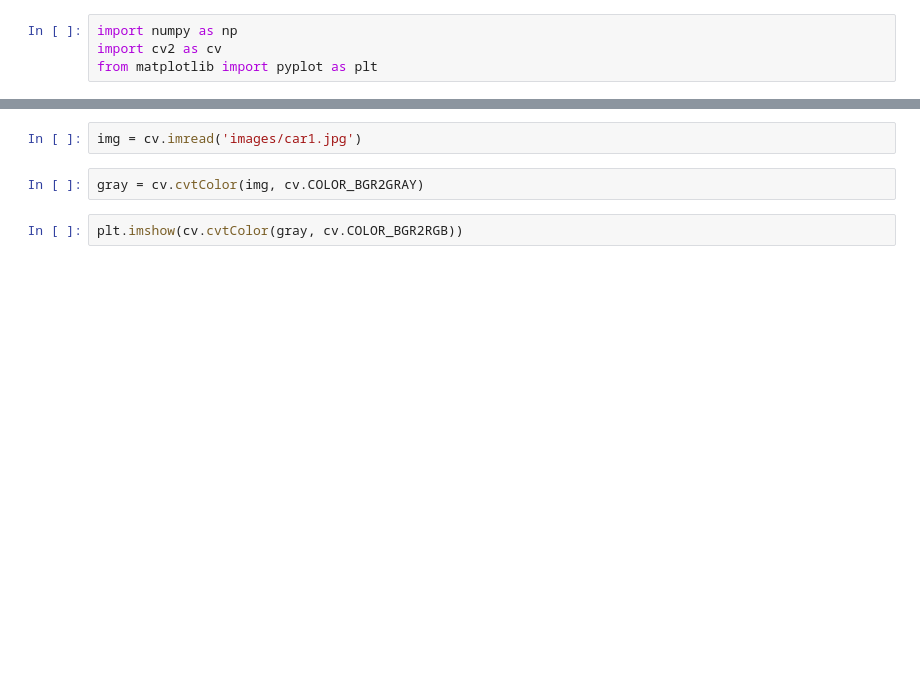
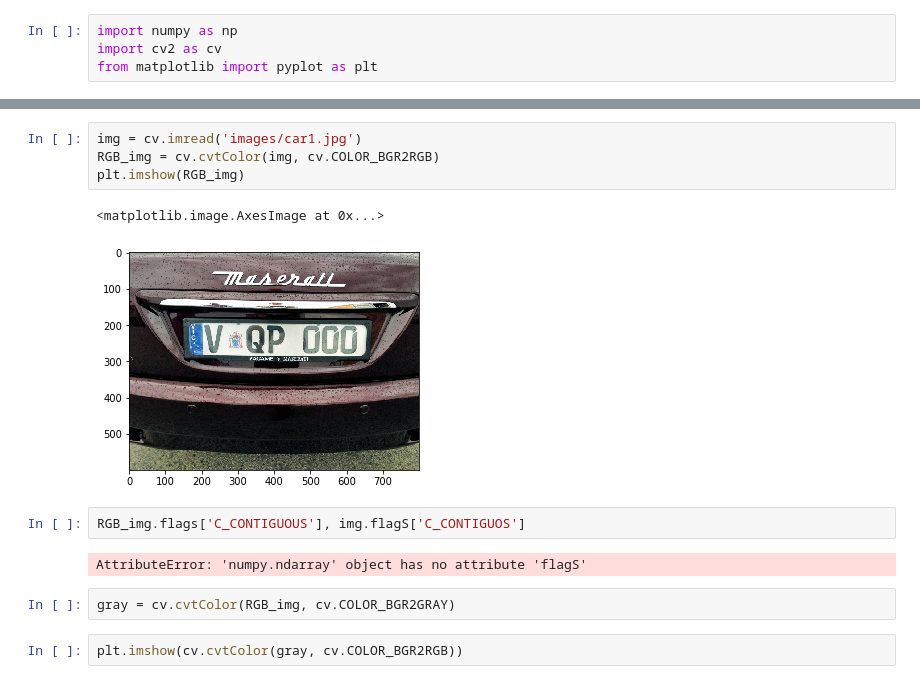
Before and after one commit to wQuole/ELEC4630, a Jupyter notebook: Assignment 1/task1.ipynb, the cells around one changed output, grey strips where cells are left out. Saved outputs shown, nothing was run; the diff lists cells and outputs as text; blank space fills up the shorter version.

```diff
--- a/Assignment 1/task1.ipynb
+++ b/Assignment 1/task1.ipynb
@@ -7,7 +12,16 @@ from matplotlib import pyplot as plt
 # %%
 img = cv.imread('images/car1.jpg')
+RGB_img = cv.cvtColor(img, cv.COLOR_BGR2RGB)
+plt.imshow(RGB_img)
+# %% [output]
+<matplotlib.image.AxesImage at 0x...>
+[figure, added]
+# %%
+RGB_img.flags['C_CONTIGUOUS'], img.flagS['C_CONTIGUOS']
+# %% [output]
+AttributeError: 'numpy.ndarray' object has no attribute 'flagS'
 # %%
-gray = cv.cvtColor(img, cv.COLOR_BGR2GRAY)
+gray = cv.cvtColor(RGB_img, cv.COLOR_BGR2GRAY)
 # %%
 plt.imshow(cv.cvtColor(gray, cv.COLOR_BGR2RGB))
 # %% [output]
```
Also changed, not shown: parts of 21 cells of this notebook.
